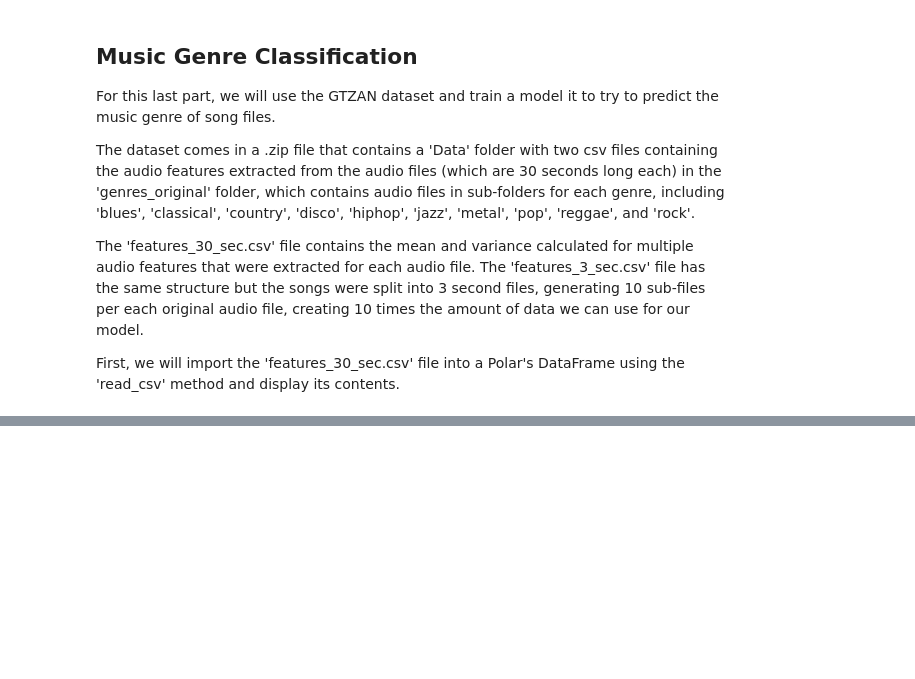
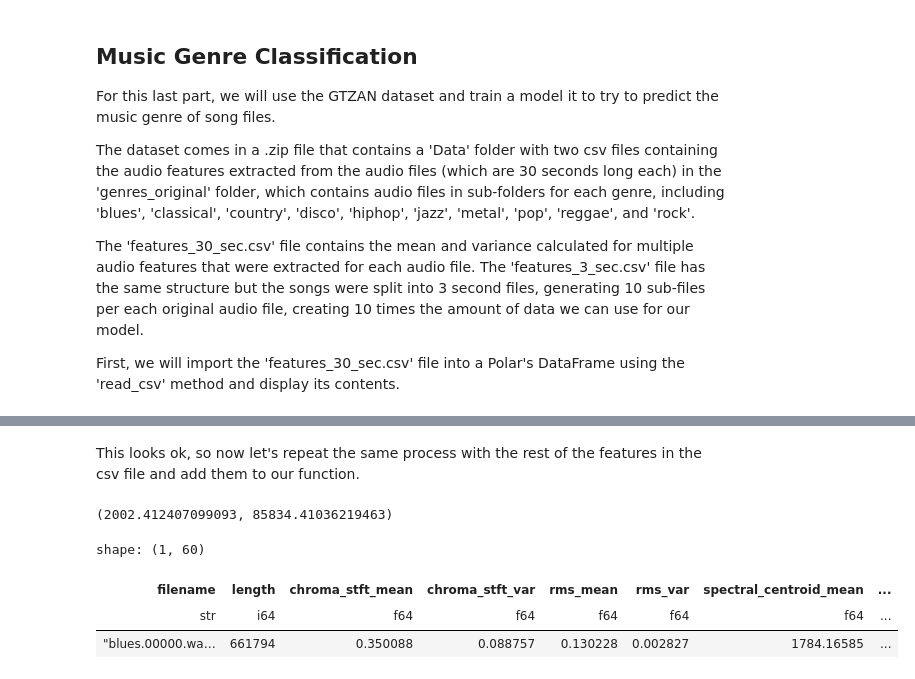
Before and after one commit to Underdoge/music-ds, a Jupyter notebook: Jupyter_Workbook.ipynb, the cells around one changed output, grey strips where cells are left out. Saved outputs shown, nothing was run; the diff lists cells and outputs as text; code cells hidden in the pictures; blank space fills up the shorter version.

```diff
--- a/Jupyter_Workbook.ipynb
+++ b/Jupyter_Workbook.ipynb
@@ -840,0 +847,14 @@ To be able to use this model with new audio files we would need to first be able
+# %%
+import librosa
+from numpy import mean, var
+
+
+def feature_extraction(filename: str, feature: str, duration: int=0) -> (float, float):
+    if duration > 0:
+        y, sr = librosa.load(filename, duration=duration)
+    else:
+        y, sr = librosa.load(filename)
+    match feature:
+        case "chroma_stft":
+            features = librosa.feature.chroma_stft(y=y, sr=sr)
+            return mean(features), var(features)
@@ -840,0 +875,30 @@ To be able to use this model with new audio files we would need to first be able
+# %% [markdown]
+This looks ok, so now let's repeat the same process with the rest of the features in the csv file and add them to our function.
+# %%
+def feature_extraction(filename: str, feature: str, duration: int=0) -> (float, float):
+    if duration > 0:
+        y, sr = librosa.load(filename, duration=duration)
+    else:
+        y, sr = librosa.load(filename)
+    match feature:
+        case "chroma_stft":
+            features = librosa.feature.chroma_stft(y=y, sr=sr)
+            return mean(features), var(features)
+        case "rms":
+            features = librosa.feature.rms(y=y)
+            return mean(features), var(features)
+        case "spectral_centroid":
+            features = librosa.feature.spectral_centroid(y=y, sr=sr)
+            return mean(features), var(features)
+        case "spectral_bandwidth":
+            features = librosa.feature.spectral_bandwidth(y=y, sr=sr)
+            return mean(features), var(features)
+# %%
+print(feature_extraction("data/blues.00000.wav", "spectral_bandwidth"))
+genres_df[0]
+# %% [output]
+(2002.412407099093, 85834.41036219463)
+shape: (1, 60)
+| filename | length | chroma_stft_mean | chroma_stft_var | rms_mean | rms_var | spectral_centroid_mean | ... |
+| str | i64 | f64 | f64 | f64 | f64 | f64 | ... |
+| "blues.00000.wa… | 661794 | 0.350088 | 0.088757 | 0.130228 | 0.002827 | 1784.16585 | ... |
```
Also changed, not shown: parts of 6 cells of this notebook, 3 other files.
